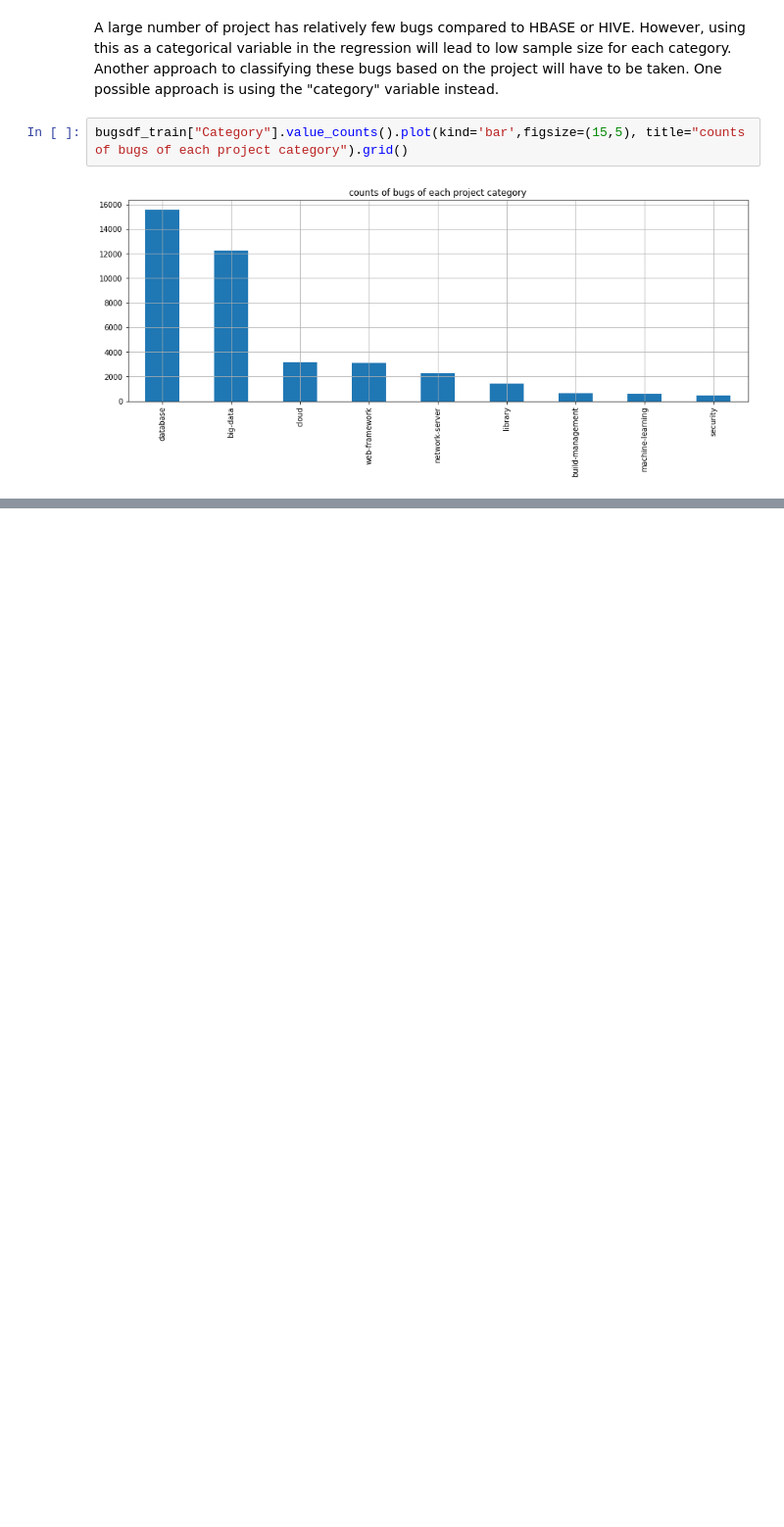
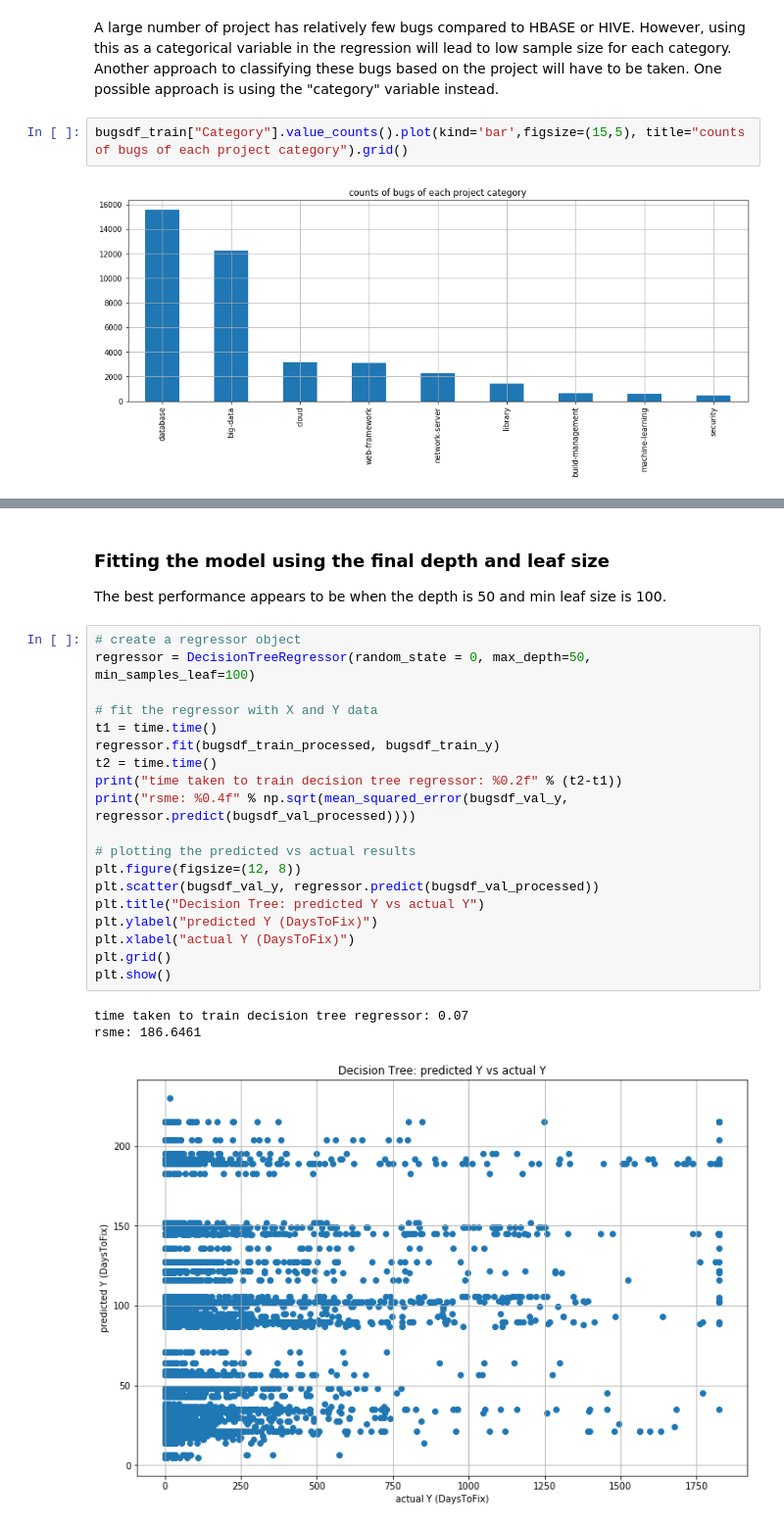
Before and after one commit to winnawat/bugfixtime, a Jupyter notebook: bugfixtime.ipynb, the cells around one changed output, grey strips where cells are left out. Shown at 98% size. Cells and saved outputs as stored; diff of their text form; blank space fills up the shorter version.

```diff
--- a/bugfixtime.ipynb
+++ b/bugfixtime.ipynb
@@ -460,0 +733,26 @@ bugsdf_test = transformer(bugsdf_test)
+# %% [markdown]
+### Fitting the model using the final depth and leaf size
+The best performance appears to be when the depth is 50 and min leaf size is 100.
+# %%
+# create a regressor object
+regressor = DecisionTreeRegressor(random_state = 0, max_depth=50, min_samples_leaf=100)
+
+# fit the regressor with X and Y data
+t1 = time.time()
+regressor.fit(bugsdf_train_processed, bugsdf_train_y)
+t2 = time.time()
+print("time taken to train decision tree regressor: %0.2f" % (t2-t1))
+print("rsme: %0.4f" % np.sqrt(mean_squared_error(bugsdf_val_y, regressor.predict(bugsdf_val_processed))))
+
+# plotting the predicted vs actual results
+plt.figure(figsize=(12, 8))
+plt.scatter(bugsdf_val_y, regressor.predict(bugsdf_val_processed))
+plt.title("Decision Tree: predicted Y vs actual Y")
+plt.ylabel("predicted Y (DaysToFix)")
+plt.xlabel("actual Y (DaysToFix)")
+plt.grid()
+plt.show()
+# %% [output]
+time taken to train decision tree regressor: 0.07
+rsme: 186.6461
+[figure, added]
```
Also changed, not shown: parts of 37 cells of this notebook.
